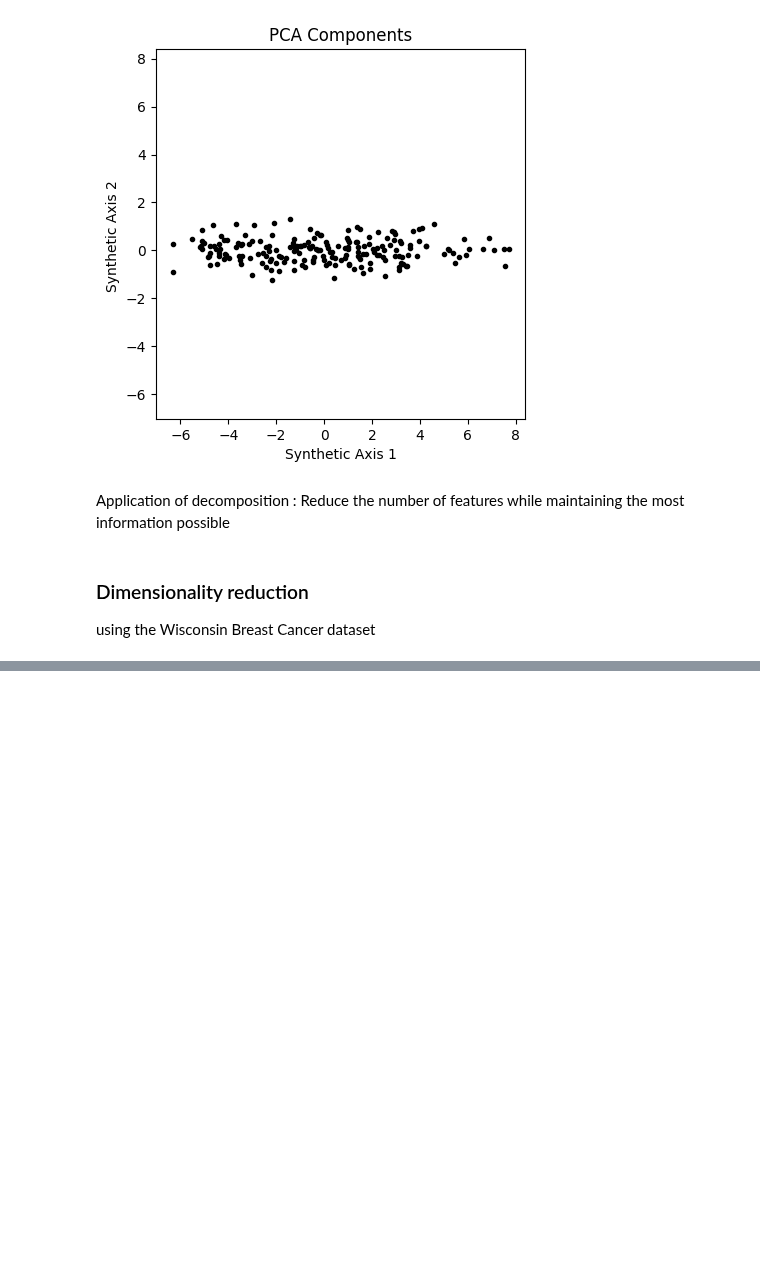
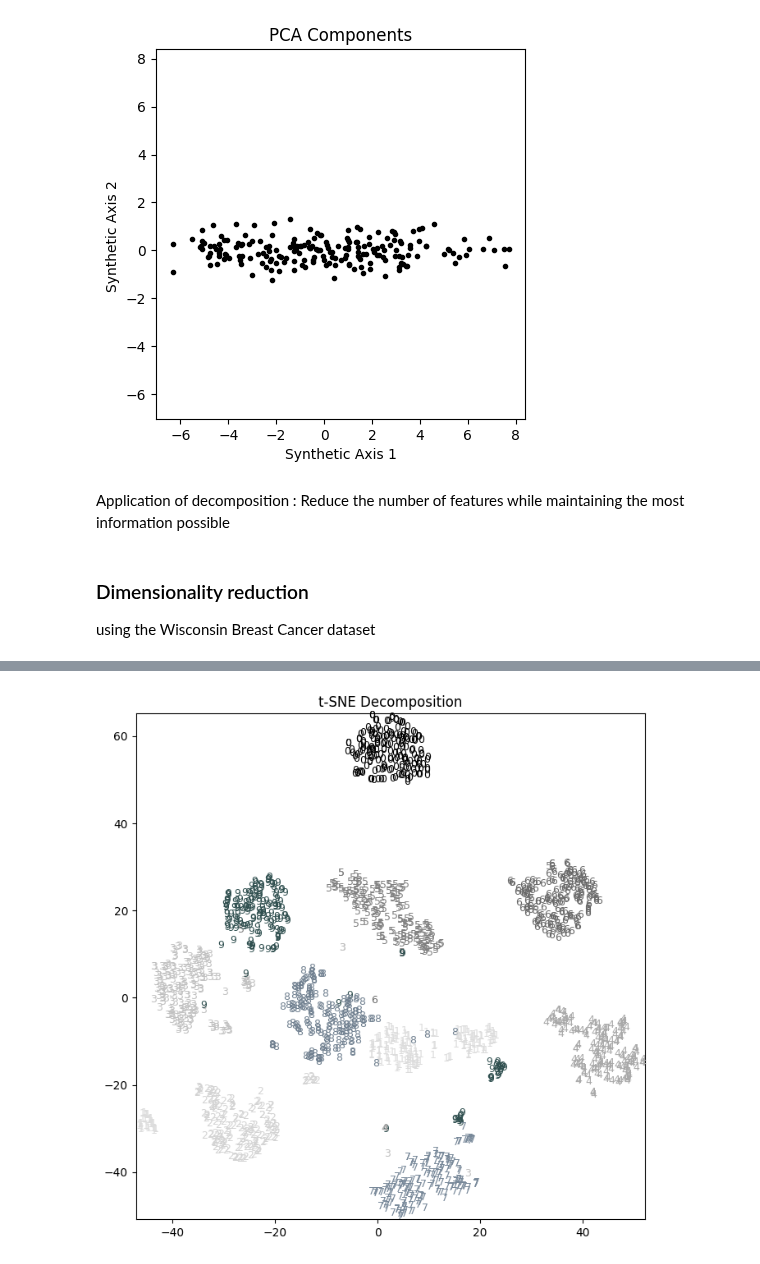
Before and after one commit to Bianchi446/data-cleaning, a Jupyter notebook: 07-feature-engineering.ipynb, the cells around one changed output, grey strips where cells are left out. Drawn from its saved outputs; the diff is of its cells as text; code cells hidden in the pictures; blank space fills up the shorter version.

```diff
--- a/07-feature-engineering.ipynb
+++ b/07-feature-engineering.ipynb
@@ -768,0 +816,5 @@ y = cancer.target
+# %%
+tsne_digits = TSNE(random_state=1).fit_transform(digits.data)
+plot_digits(tsne_digits, digits, 't-SNE')
+# %% [output]
+[figure, added]
```
Also changed, not shown: parts of 8 cells of this notebook, 3 other files.
